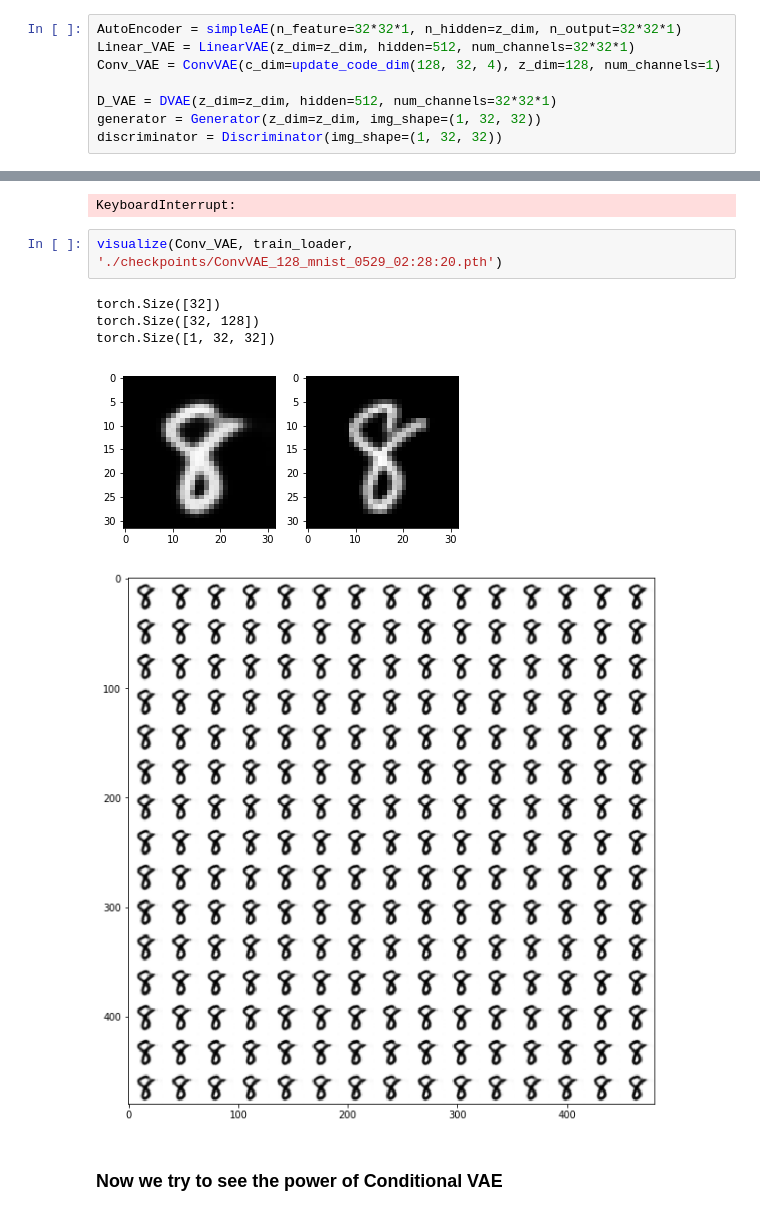
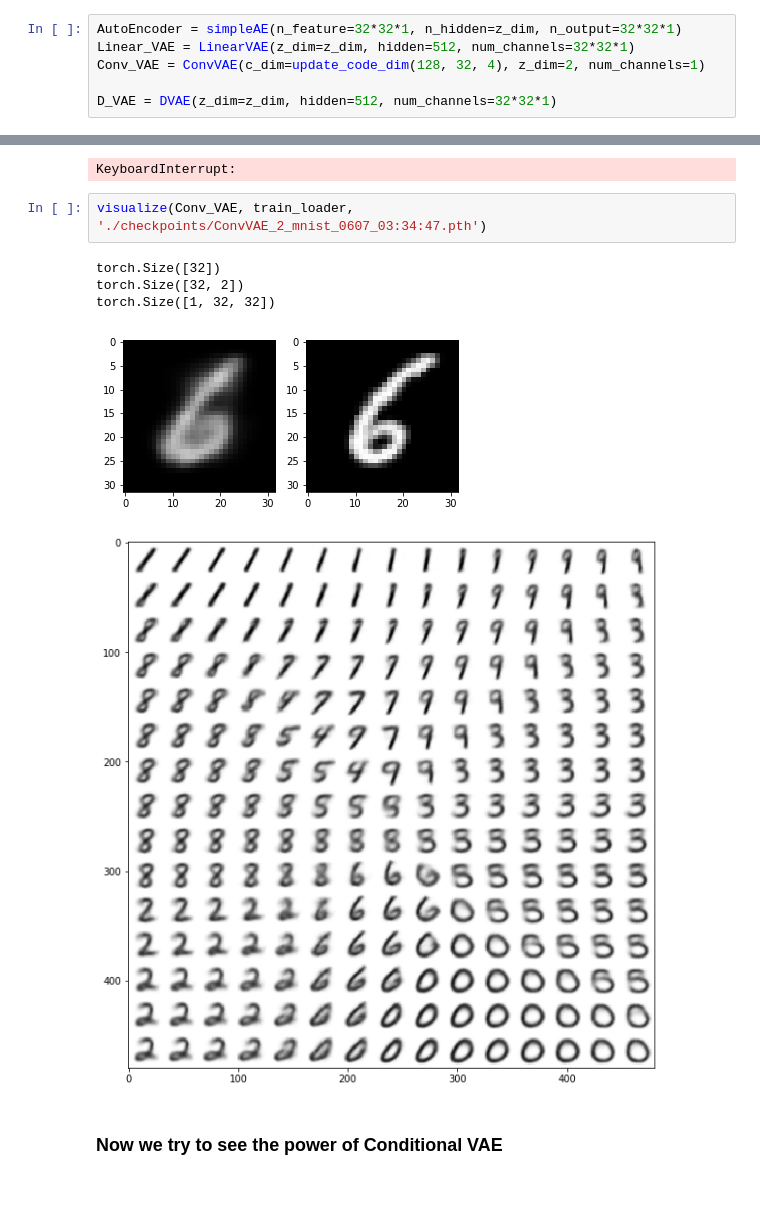
Before and after one commit to yangcyself/CS385ML, a Jupyter notebook: Reconstruction/Comparison_mnist.ipynb, the cells around one changed output, grey strips where cells are left out. Cells and saved outputs as stored; diff of their text form.

```diff
--- a/Reconstruction/Comparison_mnist.ipynb
+++ b/Reconstruction/Comparison_mnist.ipynb
@@ -110,11 +111,9 @@ batch_size = 32
 # %%
 AutoEncoder = simpleAE(n_feature=32*32*1, n_hidden=z_dim, n_output=32*32*1)
 Linear_VAE = LinearVAE(z_dim=z_dim, hidden=512, num_channels=32*32*1)
-Conv_VAE = ConvVAE(c_dim=update_code_dim(128, 32, 4), z_dim=128, num_channels=1)
+Conv_VAE = ConvVAE(c_dim=update_code_dim(128, 32, 4), z_dim=2, num_channels=1)
 
 D_VAE = DVAE(z_dim=z_dim, hidden=512, num_channels=32*32*1)
-generator = Generator(z_dim=z_dim, img_shape=(1, 32, 32))
-discriminator = Discriminator(img_shape=(1, 32, 32))
 # %% [markdown]
 ### Now we show how conv & linear VAE read pictures
 # %%
@@ -208,13 +216,13 @@ ConvVAE(
 )
 KeyboardInterrupt:
 # %%
-visualize(Conv_VAE, train_loader, './checkpoints/ConvVAE_128_mnist_0529_02:28:20.pth')
+visualize(Conv_VAE, train_loader, './checkpoints/ConvVAE_2_mnist_0607_03:34:47.pth')
 # %% [output]
 torch.Size([32])
-torch.Size([32, 128])
+torch.Size([32, 2])
 torch.Size([1, 32, 32])
-[figure, old version]
+[figure, new version]
-[figure, old version]
+[figure, new version]
 # %% [markdown]
 ### Now we try to see the power of Conditional VAE
 # %%
```
Also changed, not shown: parts of 12 cells of this notebook, 9 other files.
